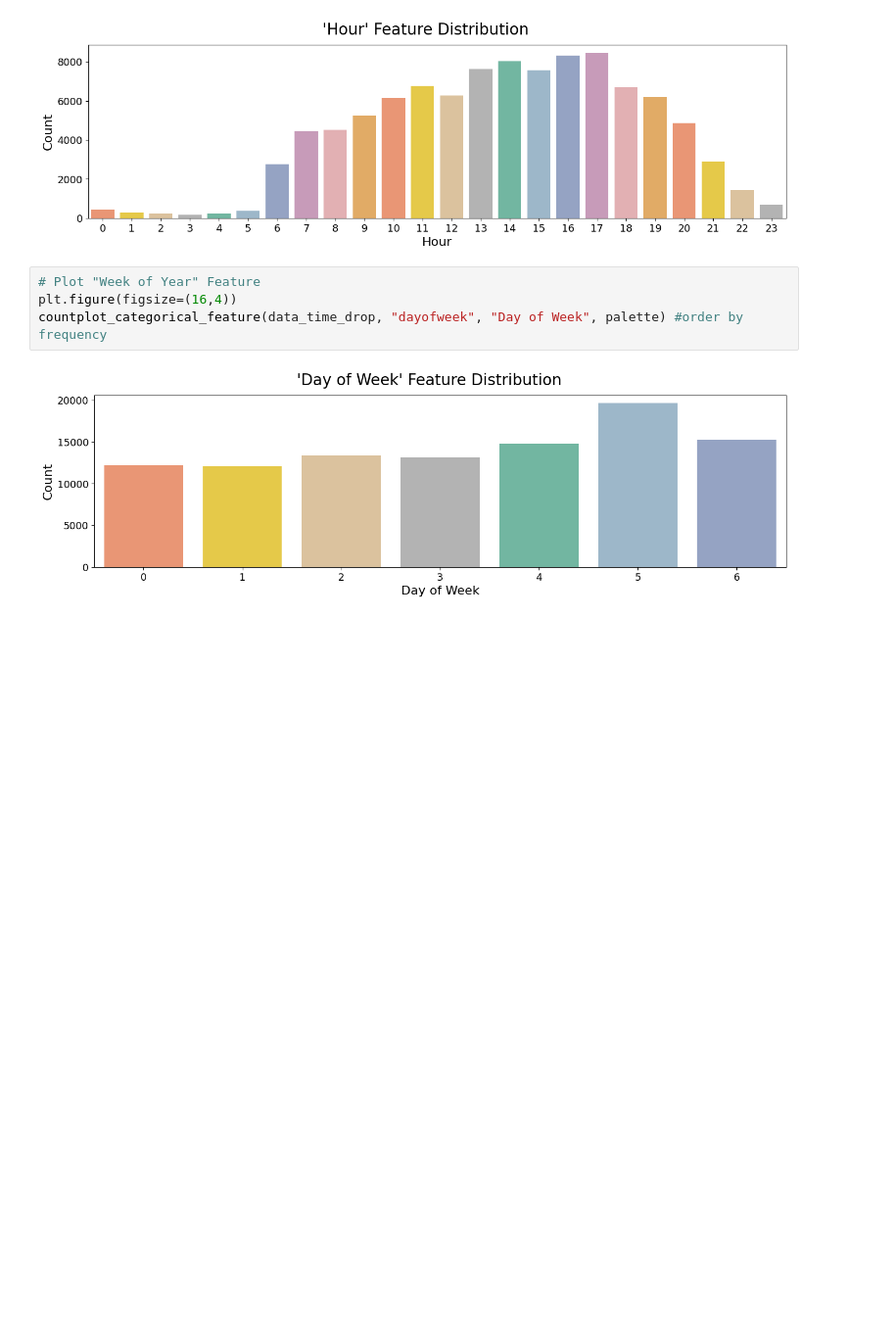
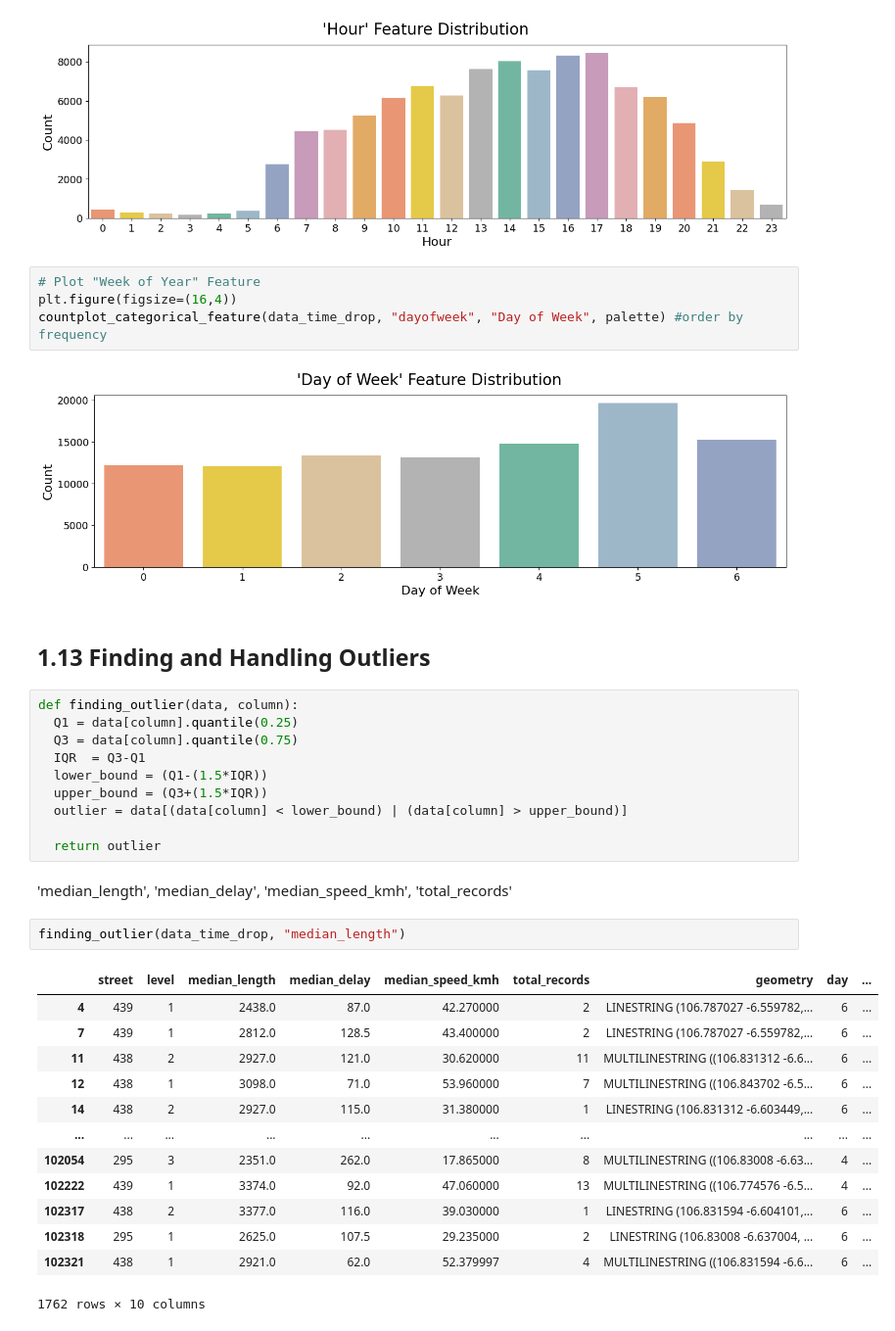
Before and after one commit to RizqiSeijuuro/mini-project-data-science, a Jupyter notebook: notebooks/1-early_eda.ipynb, the cells around one changed output. Shown at 98% size. Cells and saved outputs as stored; diff of their text form; blank space fills up the shorter version.

```diff
--- a/notebooks/1-early_eda.ipynb
+++ b/notebooks/1-early_eda.ipynb
@@ -406,3 +408,33 @@ plt.figure(figsize=(16,4))
 countplot_categorical_feature(data_time_drop, "dayofweek", "Day of Week", palette) #order by frequency
 # %% [output]
 [figure]
+# %% [markdown]
+## 1.13 Finding and Handling Outliers
+# %%
+def finding_outlier(data, column):
+  Q1 = data[column].quantile(0.25)
+  Q3 = data[column].quantile(0.75)
+  IQR  = Q3-Q1
+  lower_bound = (Q1-(1.5*IQR))
+  upper_bound = (Q3+(1.5*IQR))
+  outlier = data[(data[column] < lower_bound) | (data[column] > upper_bound)]
+
+  return outlier
+# %% [markdown]
+'median_length', 'median_delay', 'median_speed_kmh', 'total_records'
+# %%
+finding_outlier(data_time_drop, "median_length")
+# %% [output]
+|  | street | level | median_length | median_delay | median_speed_kmh | total_records | geometry | day | ... |
+| 4 | 439 | 1 | 2438.0 | 87.0 | 42.270000 | 2 | LINESTRING (106.787027 -6.559782,... | 6 | ... |
+| 7 | 439 | 1 | 2812.0 | 128.5 | 43.400000 | 2 | LINESTRING (106.787027 -6.559782,... | 6 | ... |
+| 11 | 438 | 2 | 2927.0 | 121.0 | 30.620000 | 11 | MULTILINESTRING ((106.831312 -6.6... | 6 | ... |
+| 12 | 438 | 1 | 3098.0 | 71.0 | 53.960000 | 7 | MULTILINESTRING ((106.843702 -6.5... | 6 | ... |
+| 14 | 438 | 2 | 2927.0 | 115.0 | 31.380000 | 1 | LINESTRING (106.831312 -6.603449,... | 6 | ... |
+| ... | ... | ... | ... | ... | ... | ... | ... | ... | ... |
+| 102054 | 295 | 3 | 2351.0 | 262.0 | 17.865000 | 8 | MULTILINESTRING ((106.83008 -6.63... | 4 | ... |
+| 102222 | 439 | 1 | 3374.0 | 92.0 | 47.060000 | 13 | MULTILINESTRING ((106.774576 -6.5... | 4 | ... |
+| 102317 | 438 | 2 | 3377.0 | 116.0 | 39.030000 | 1 | LINESTRING (106.831594 -6.604101,... | 6 | ... |
+| 102318 | 295 | 1 | 2625.0 | 107.5 | 29.235000 | 2 | LINESTRING (106.83008 -6.637004, ... | 6 | ... |
+| 102321 | 438 | 1 | 2921.0 | 62.0 | 52.379997 | 4 | MULTILINESTRING ((106.831594 -6.6... | 6 | ... |
+1762 rows × 10 columns
```
Also changed, not shown: parts of 21 cells of this notebook.
